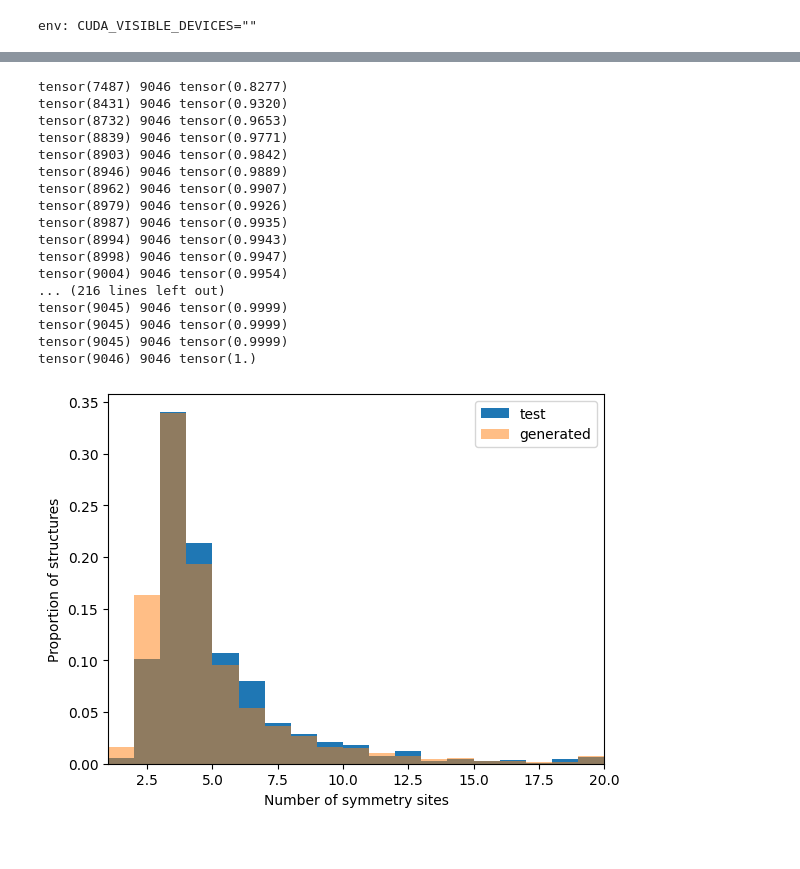
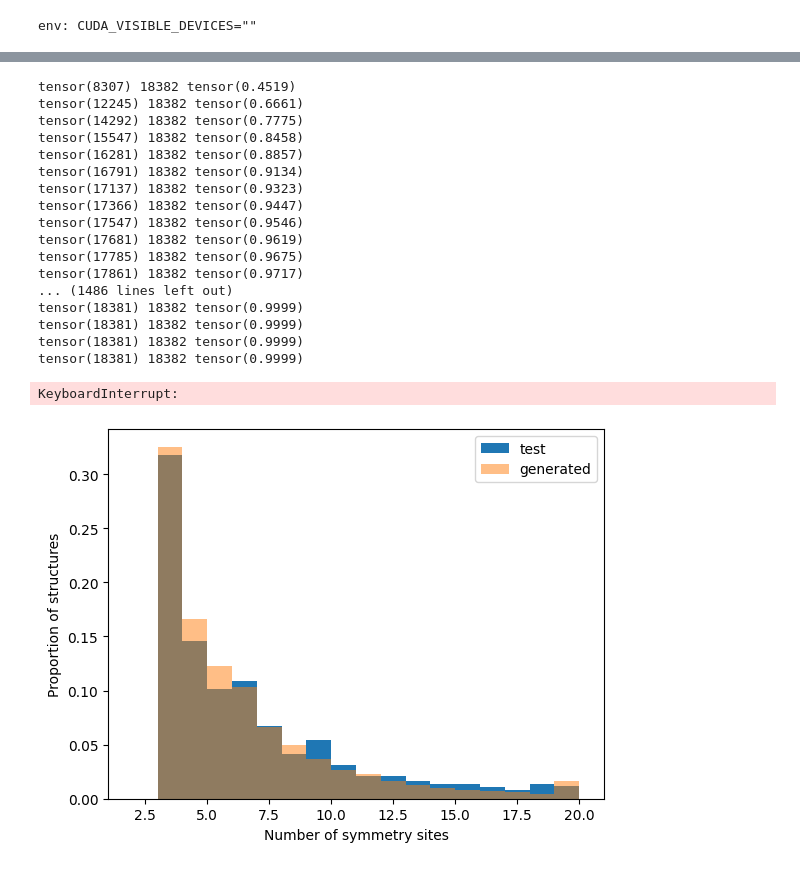
Before and after one commit to kedhip/WyckoffTransformer, a Jupyter notebook: Calibrate.ipynb, the cells around one changed output, grey strips where cells are left out. Cells and saved outputs as stored; diff of their text form; code cells hidden in the pictures.

Commit message:
mp_ternary comparison

```diff
--- a/Calibrate.ipynb
+++ b/Calibrate.ipynb
@@ -220,7 +226,7 @@ idx_to_site = {idx: site for site, idx in site_to_ids.items()}
 idx_to_spacegroup = {idx: spacegroup for spacegroup, idx in spacegroup_to_ids.items()}
 import pickle
 with open("wychoffs_enumerated_by_ss.pkl.gz", "rb") as f:
-    _, letter_from_ss_enum = pickle.load(f)
+    _, letter_from_ss_enum, _ = pickle.load(f)
 SITE_PAD_ID = site_to_ids["PAD"]
 ELEMENT_PAD_ID = element_to_ids["PAD"]
 ELEMENT_STOP_ID = element_to_ids["STOP"]
@@ -236,7 +242,7 @@ for group_number in range(1, 231):
 # %%
 import logging
 # logging.basicConfig(level=logging.INFO)
-def tensors_to_pyxtal(elements, sites, enums, space_group):
+def tensors_to_pyxtal(elements, sites, enums, space_group, enforced_num_elements = None):
     space_group_real = int(idx_to_spacegroup[int(this_spacegroup)])
     pyxtal_args = defaultdict(lambda: [0, []])
     available_sites = deepcopy(wp_index[space_group_real])
@@ -265,6 +271,10 @@ def tensors_to_pyxtal(elements, sites, enums, space_group):
         pyxtal_args[element][1].append(str(our_site[0])+wp_letter)
         if our_site[1] == 0: # The position is special
             del available_sites[ss][wp_letter]
+    # TODO: move up
+    if enforced_num_elements is not None and len(pyxtal_args.keys()) != enforced_num_elements:
+        logging.info("Invalid number of elements")
+        return None
     return {
             "spacegroup": space_group_real,
             "sites": [x[1] for x in pyxtal_args.values()],
@@ -276,6 +286,12 @@ from collections import Counter
 from copy import deepcopy
 from random import choice
 from pymatgen.symmetry.analyzer import SpacegroupAnalyzer
+
+if dataset == "mp_ternary":
+  enforced_num_elements = 3
+else:
+  enforced_num_elements = None
+
 
 valid_generated = torch.zeros(len(torch_datasets["test"]["spacegroup_number"]), dtype=torch.bool, requires_grad=False)
 generated_structures = [None] * len(torch_datasets["test"]["spacegroup_number"])
@@ -285,47 +301,50 @@ while not valid_generated.all():
   sites = torch_datasets["test"]["symmetry_sites"][~valid_generated, 0].view(-1, 1)
   enums = torch_datasets["test"]["symmetry_sites_enumeration"][~valid_generated, 0].view(-1, 1)
   with torch.no_grad():
-        elements, sites, enums = generate(space_groups, elements, sites, enums)
+    elements, sites, enums = generate(space_groups, elements, sites, enums)
 
   index = torch.arange(len(valid_generated))[~valid_generated]
   for i, (this_elements, this_sites, this_enums, this_spacegroup) in enumerate(zip(elements, sites, enums, space_groups)):
-    pyxtal_args = tensors_to_pyxtal(this_elements, this_sites, this_enums, this_spacegroup)
+    pyxtal_args = tensors_to_pyxtal(this_elements, this_sites, this_enums, this_spacegroup, enforced_num_elements=enforced_num_elements)
     if pyxtal_args is not None:
         generated_structures[index[i]] = pyxtal_args
         valid_generated[index[i]] = True
   print(valid_generated.sum(), valid_generated.size(0), valid_generated.sum()/valid_generated.size(0))
 # %% [output]
-tensor(7487) 9046 tensor(0.8277)
-tensor(8431) 9046 tensor(0.9320)
-tensor(8732) 9046 tensor(0.9653)
-tensor(8839) 9046 tensor(0.9771)
-tensor(8903) 9046 tensor(0.9842)
-tensor(8946) 9046 tensor(0.9889)
-tensor(8962) 9046 tensor(0.9907)
-tensor(8979) 9046 tensor(0.9926)
-tensor(8987) 9046 tensor(0.9935)
-tensor(8994) 9046 tensor(0.9943)
-tensor(8998) 9046 tensor(0.9947)
-tensor(9004) 9046 tensor(0.9954)
-... (216 lines left out)
-tensor(9045) 9046 tensor(0.9999)
-tensor(9045) 9046 tensor(0.9999)
-tensor(9045) 9046 tensor(0.9999)
-tensor(9046) 9046 tensor(1.)
+tensor(8307) 18382 tensor(0.4519)
+tensor(12245) 18382 tensor(0.6661)
+tensor(14292) 18382 tensor(0.7775)
+tensor(15547) 18382 tensor(0.8458)
+tensor(16281) 18382 tensor(0.8857)
+tensor(16791) 18382 tensor(0.9134)
+tensor(17137) 18382 tensor(0.9323)
+tensor(17366) 18382 tensor(0.9447)
+tensor(17547) 18382 tensor(0.9546)
+tensor(17681) 18382 tensor(0.9619)
+tensor(17785) 18382 tensor(0.9675)
+tensor(17861) 18382 tensor(0.9717)
+... (1486 lines left out)
+tensor(18381) 18382 tensor(0.9999)
+tensor(18381) 18382 tensor(0.9999)
+tensor(18381) 18382 tensor(0.9999)
+tensor(18381) 18382 tensor(0.9999)
+KeyboardInterrupt:
+# %%
+generated_structures = list(filter(lambda x: x is not None, generated_structures))
 # %%
 import numpy as np
 import matplotlib.pyplot as plt
 fig, ax = plt.subplots()
 x = np.arange(1, max_len)
 ax.hist(datasets_pd['test'].symmetry_sites.map(len), label="test", density=True, bins=x)
 #ax.hist(datasets_pd['train'].symmetry_sites.map(len), label="train", density=True, alpha=0.5, bins=x)
 ax.hist(list(map(lambda s: sum(map(len, s['sites'])), generated_structures)), label="generated", density=True, alpha=0.5, bins=x)
 ax.set_xlabel("Number of symmetry sites")
 ax.set_ylabel("Proportion of structures")
 ax.legend()
-ax.set_xlim(1, max_len-1);
+ax.set_xlim(1, max_len);
 # %% [output]
-[figure, old version]
+[figure, new version]
 # %%
 def count_elements(record):
     return len(set(record["elements"]))
```
Also changed, not shown: parts of 9 cells of this notebook, 8 other files.
